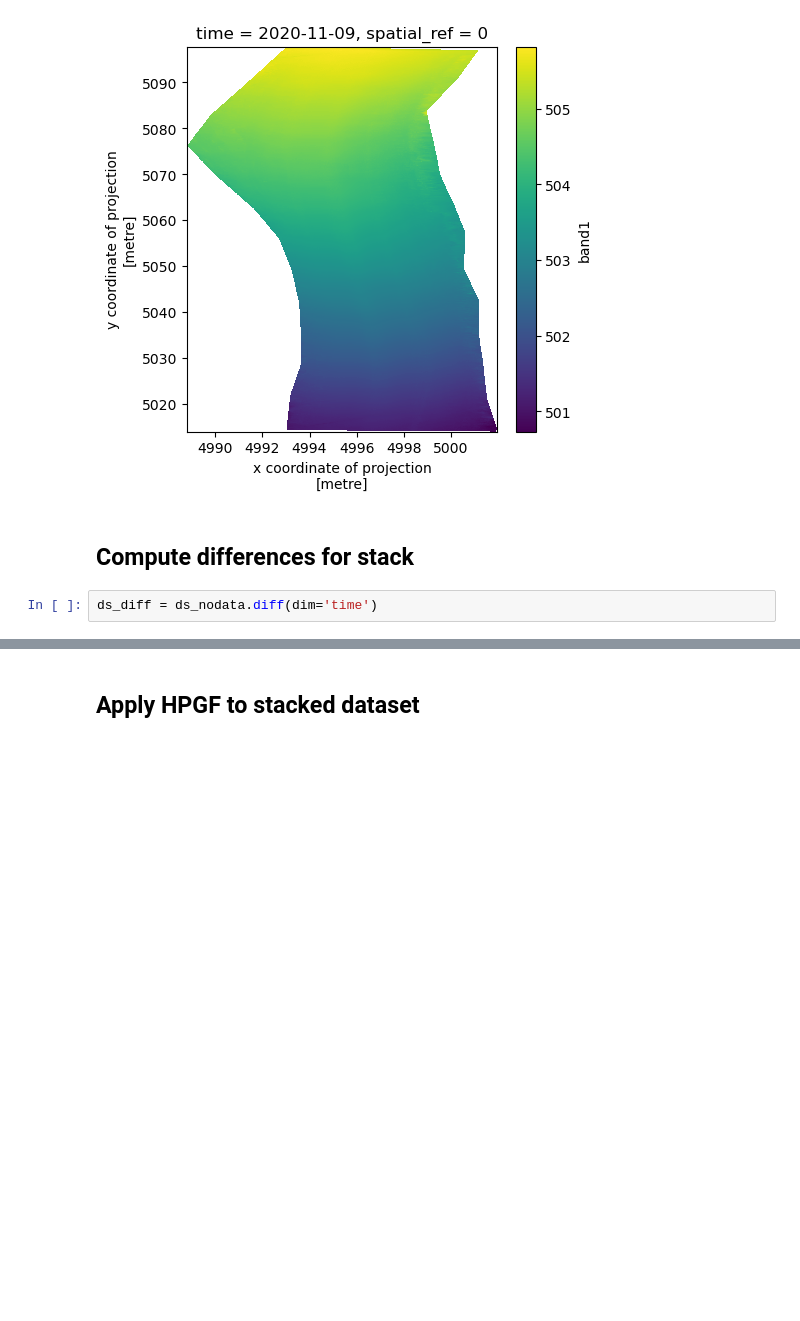
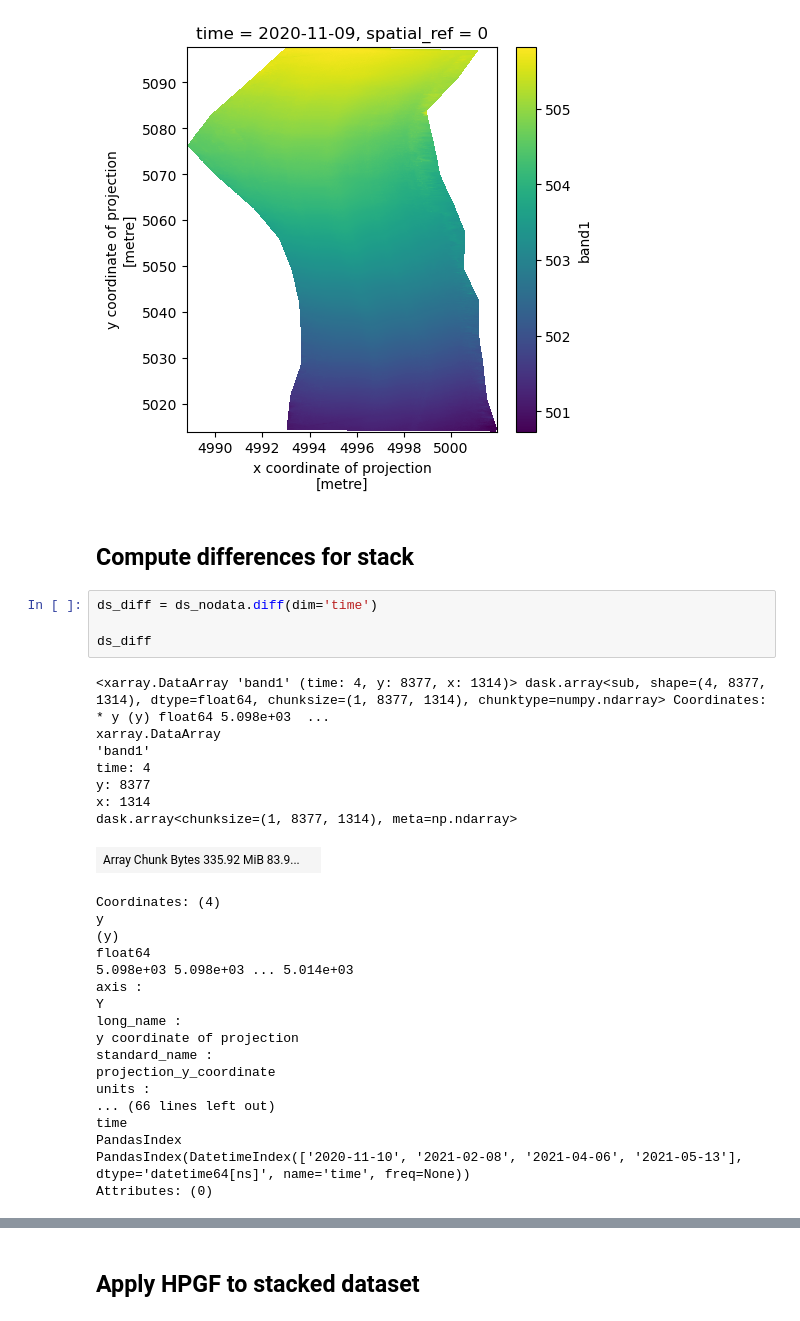
Before and after one commit to amanaster2/micro_diff, a Jupyter notebook: notebooks/stack_rasters.ipynb, the cells around one changed output, grey strips where cells are left out. Saved outputs shown, nothing was run; the diff lists cells and outputs as text; blank space fills up the shorter version.

```diff
--- a/notebooks/stack_rasters.ipynb
+++ b/notebooks/stack_rasters.ipynb
@@ -112,6 +164,34 @@ ds_nodata.isel(time=0).plot(aspect='equal',
 ## Compute differences for stack
 # %%
 ds_diff = ds_nodata.diff(dim='time')
+
+ds_diff
+# %% [output]
+<xarray.DataArray 'band1' (time: 4, y: 8377, x: 1314)> dask.array<sub, shape=(4, 8377, 1314), dtype=float64, chunksize=(1, 8377, 1314), chunktype=numpy.ndarray> Coordinates: * y (y) float64 5.098e+03  ...
+xarray.DataArray
+'band1'
+time: 4
+y: 8377
+x: 1314
+dask.array<chunksize=(1, 8377, 1314), meta=np.ndarray>
+| Array Chunk Bytes 335.92 MiB 83.9... |  |
+Coordinates: (4)
+y
+(y)
+float64
+5.098e+03 5.098e+03 ... 5.014e+03
+axis :
+Y
+long_name :
+y coordinate of projection
+standard_name :
+projection_y_coordinate
+units :
+... (66 lines left out)
+time
+PandasIndex
+PandasIndex(DatetimeIndex(['2020-11-10', '2021-02-08', '2021-04-06', '2021-05-13'], dtype='datetime64[ns]', name='time', freq=None))
+Attributes: (0)
 # %%
 ds_diff.isel(time=0).plot(vmin=-0.05, vmax=0.05, cmap='RdBu')
 # %% [output]
```
Also changed, not shown: parts of 23 cells of this notebook.
